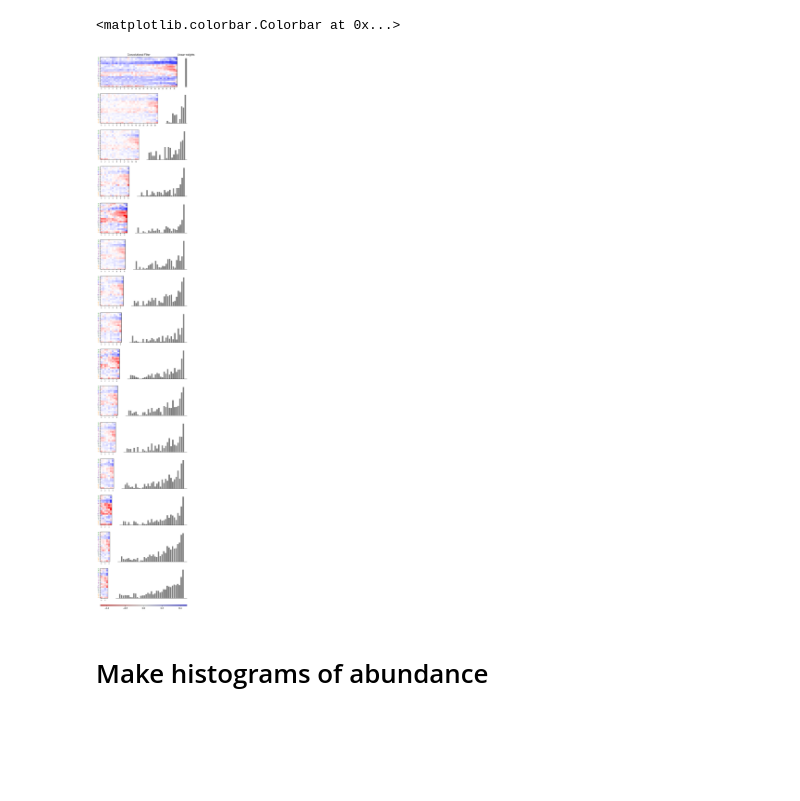
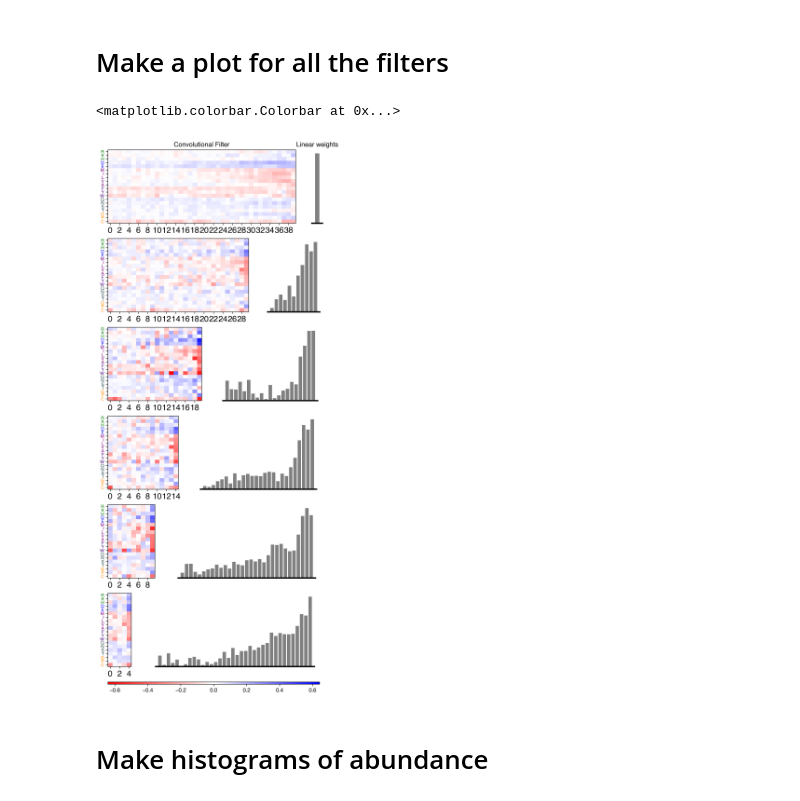
Before and after one commit to staller-lab/NN_interpretability_for_AD_prediction, a Jupyter notebook: scripts/analysis_scripts/compare_simple_w_deep_abund.ipynb, the cells around one changed output. Cells and saved outputs as stored; diff of their text form; code cells hidden in the pictures; blank space fills up the shorter version.

Commit message:
updated analysis scripts with test data models and commented code

```diff
--- a/scripts/analysis_scripts/compare_simple_w_deep_abund.ipynb
+++ b/scripts/analysis_scripts/compare_simple_w_deep_abund.ipynb
@@ -249,5 +294,8 @@ plt.savefig("figures/simple_abund_scatter_plots.pdf", format='pdf', bbox_inches=
 # %%
 def load_model(name, k):
+    """
+    Loads a SimpleNN-abund model.
+    """
     model = ADModel_abund(size, k)
     model.load_state_dict(torch.load(f"{name}.pth"))
     return model
@@ -257,8 +302,12 @@ model_15 = load_model(model_15_name, 15)
 # %%
+# Order of AAs for plotting
 amino_acids = ["R","K","H","D","E","M","I","L","V","A","F","Y","W","Q","N","S","T","G","P","C"]
 
-# Weights preparation
 def get_conv_weights(model, layer):
+    """
+    Extracts the convolutional layer weights and
+    returns them as a pandas dataframe
+    """
     model_state_dict = model.state_dict()
     width = model_state_dict[layer].shape[0] * model_state_dict[layer].shape[2]
     conv_weight = model_state_dict[layer].detach().numpy().reshape(width,20)
@@ -267,6 +316,11 @@ def get_conv_weights(model, layer):
     return conv_weights
 
 def get_linear_weights(model, layer, kernel_size):
+    """
+    Extracts the linear layer weights and
+    returns them as a numpy array. Also returns the
+    corresponding x-axis values
+    """
     linear_weights = (40 - kernel_size + 1)
     model_state_dict = model.state_dict()
     linear_weight = model_state_dict[layer].detach().numpy().reshape(linear_weights)
@@ -324,2 +433,7 @@ colors = {'A': 'purple', 'C': 'darkorange', 'E': 'blue', 'D': 'blue', 'G': 'dark
+# %%
+# Get another high performing model to display
+best_models = model_results.sort_values("sum_rank").drop_duplicates(" kernel_size", keep='first')
+file = best_models[best_models[' kernel_size'] == 30]["model_name"].values[0].removeprefix("../../")
+model_30 = load_model(file, 30)
 # %%
 num_rows = 2
@@ -372,0 +478,2 @@ plt.savefig("figures/simple_abund_parameters.pdf", format='pdf', bbox_inches='ti
+# %% [markdown]
+# Make a plot for all the filters
@@ -373,69 +508,51 @@ plt.savefig("figures/simple_abund_parameters.pdf", format='pdf', bbox_inches='ti
 # %%
-num_rows = 15
-models = [model_4, model_5, model_6, model_7, model_8, model_9, model_10, model_11, model_12, model_13, model_14, model_15, model_20, model_30, model_40]
+num_rows = 6
+
+# Get the range for the heatmaps
+models = [model_5, model_10, model_15, model_20, model_30, model_40]
 conv_weights = []
 
 for model in models:
-    conv_weights += list(get_conv_weights(model, "conv.weight").T.values.flatten())
+    conv_weights += list(get_conv_weights(model, "conv1.weight").T.values.flatten())
 
 lim = max([abs(w) for w in conv_weights])
 
 # Create a figure
 fig = plt.figure(figsize=(7, 3*num_rows))
 title_font = {'fontsize': 15, 'fontweight': 'bold', 'fontname': 'Arial'}
 
-
+# We add in "padding" rows between the rows we care about
 height_ratios = [.01] + [3.3, .1]*num_rows + [.1]
 
+# Create a gridspec object
 gs1 = gridspec.GridSpec(2 + num_rows*2, 1, width_ratios=[1], height_ratios=height_ratios, figure=fig)
-ax1 = plt.subplot(gs1[0,0])
 
-ax1.set_xticks([])
-ax1.set_yticks([])
-ax1.set_xticklabels([])
-ax1.set_yticklabels([])
-ax1.spines['top'].set_visible(False)
-ax1.spines['right'].set_visible(False)
-ax1.spines['left'].set_visible(False)
-ax1.spines['bottom'].set_visible(False)
-ax1.patch.set_visible(False)
-ax1.axis('off')
-
+# Adding the size 40 NN parameters to the first row
 ax1, ax2, im1 = make_row_plot(fig, 40, model_40, 1, lim, height_ratios, num_rows)
 
+# Add titles to the first row
 ax1.set_title("Convolutional Filter", fontsize=12)
 ax2.set_title("Linear weights", fontsize=12)
 
+# Adding the other NN parameters (row count increases by 2 because of padding)
+make_row_plot(fig, 30, model_30, 3, lim, height_ratios, num_rows)
+make_row_plot(fig, 20, model_20, 5, lim, height_ratios, num_rows)
+make_row_plot(fig, 15, model_15, 7, lim, height_ratios, num_rows)
+make_row_plot(fig, 10, model_10, 9, lim, height_ratios, num_rows)
+make_row_plot(fig, 5, model_5, 11, lim, height_ratios, num_rows)
 
-make_row_plot(fig, 4, model_4, 29, lim, height_ratios, num_rows)
-make_row_plot(fig, 5, model_5, 27, lim, height_ratios, num_rows)
-make_row_plot(fig, 6, model_6, 25, lim, height_ratios, num_rows)
-make_row_plot(fig, 7, model_7, 23, lim, height_ratios, num_rows)
-make_row_plot(fig, 8, model_8, 21, lim, height_ratios, num_rows)
-make_row_plot(fig, 9, model_9, 19, lim, height_ratios, num_rows)
-make_row_plot(fig, 10, model_10, 17, lim, height_ratios, num_rows)
-make_row_plot(fig, 11, model_11, 15, lim, height_ratios, num_rows)
-make_row_plot(fig, 12, model_12, 13, lim, height_ratios, num_rows)
-make_row_plot(fig, 13, model_13, 11, lim, height_ratios, num_rows)
-make_row_plot(fig, 14, model_14, 9, lim, height_ratios, num_rows)
-make_row_plot(fig, 15, model_15, 7, lim, height_ratios, num_rows)
-make_row_plot(fig, 20, model_20, 5, lim, height_ratios, num_rows)
-make_row_plot(fig, 30, model_30, 3, lim, height_ratios, num_rows)
-
-
+# Create another gridspec object to span the whole figure (1 column) to display the colorbar
 gs_cb = gridspec.GridSpec(2 + num_rows*2, 1, width_ratios=[1], height_ratios=height_ratios, figure=fig)
 cax1 = plt.subplot(gs_cb[-1,0])
-
 
 # Add the colorbar
 fig.colorbar(im1,cax=cax1, orientation='horizontal')
 
-
 # plt.savefig('figures/feature_interpretability_abundance_all_vs_all.pdf', dpi=1000, bbox_inches='tight')
 # plt.savefig('figures/feature_interpretability_abundance_all_vs_all.png', dpi=1000, bbox_inches='tight')
 # %% [output]
 <matplotlib.colorbar.Colorbar at 0x...>
-[figure, old version]
+[figure, new version]
 # %% [markdown]
 # Make histograms of abundance
 # %%
```
Also changed, not shown: parts of 67 cells of this notebook, 5 other files.
